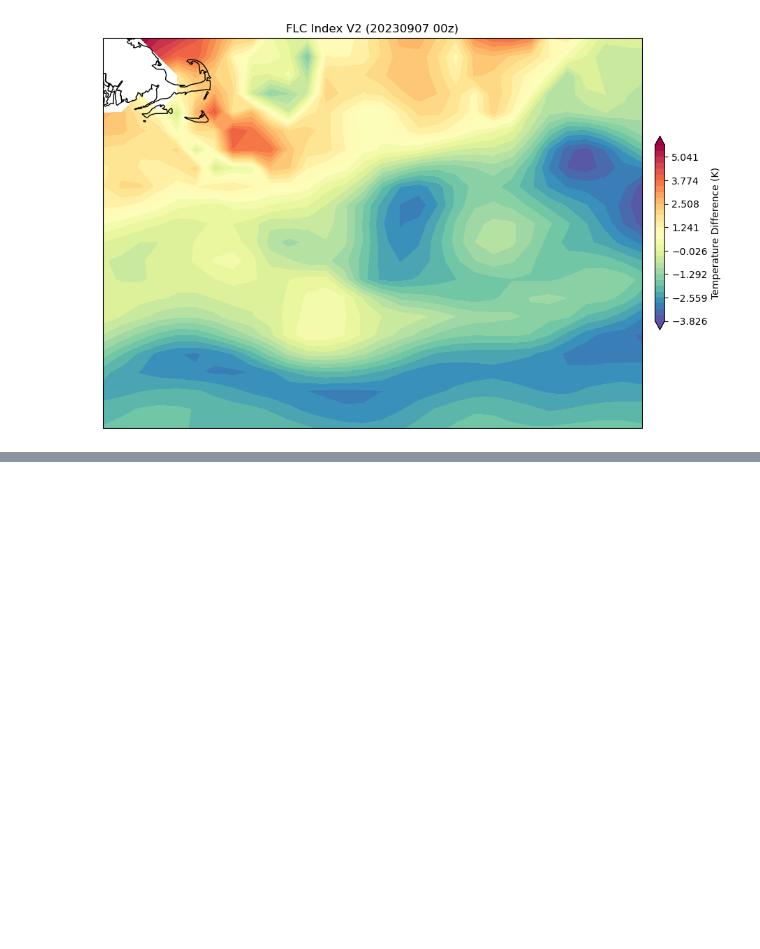
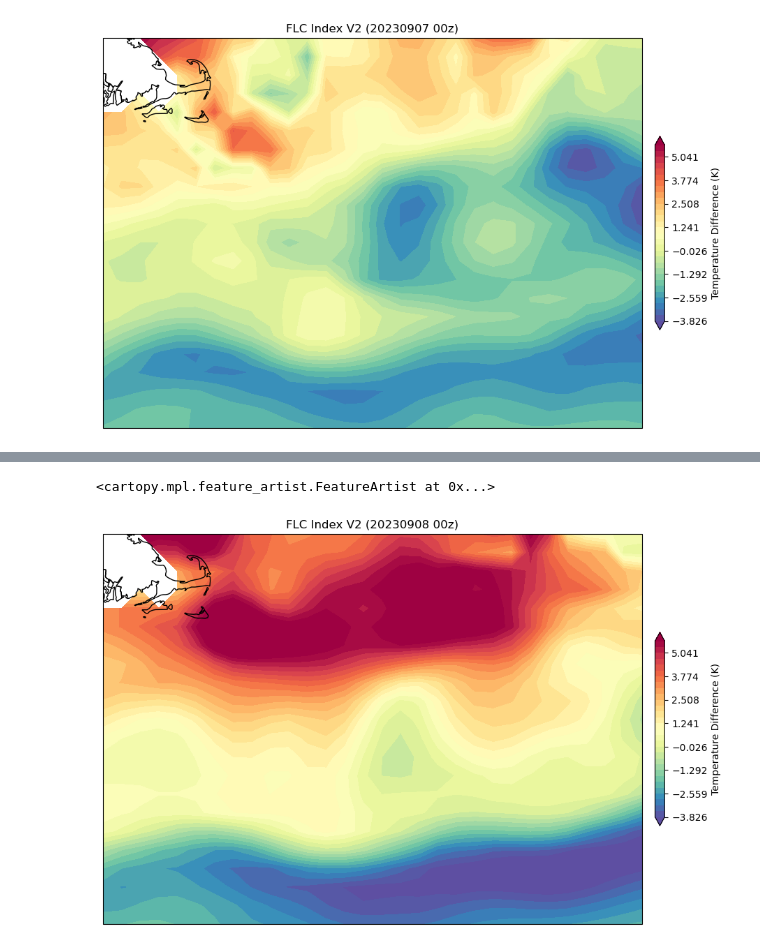
Before and after one commit to jesseturner/FalseLowClouds, a Jupyter notebook: Model/MODEL_FLC_v2.ipynb, the cells around one changed output, grey strips where cells are left out. Drawn from its saved outputs; the diff is of its cells as text; code cells hidden in the pictures; blank space fills up the shorter version.

Commit message:
New data collection for FLCI V2

```diff
--- a/Model/MODEL_FLC_v2.ipynb
+++ b/Model/MODEL_FLC_v2.ipynb
@@ -111,0 +97,7 @@ ax.add_feature(cfeature.STATES)
+# %%
+root = "/home/jturner/false_low_clouds_2023/Model/Model_flc_v2_data/"
+time="00z"
+date="20230908"
+region="Georges_Bank"
+# %%
+data = xr.open_dataset(root+'/time_'+time+'/'+region+'/'+date+'.nc')
@@ -111,0 +114,15 @@ ax.add_feature(cfeature.STATES)
+# %%
+projection=ccrs.PlateCarree()
+fig,ax=plt.subplots(1, figsize=(12,12),subplot_kw={'projection': projection})
+cmap = plt.cm.Spectral_r
+levels = np.linspace(np.nanmin(T_diff), np.nanmax(T_diff), 31)
+
+c=ax.contourf(data.lon, data.lat, data.t_diff, cmap=cmap, extend='both', levels=levels)
+clb=plt.colorbar(c, shrink=0.3, pad=0.02, ax=ax)
+ax.set_title('FLC Index V2 ('+date+' '+ time+')')
+clb.set_label('Temperature Difference (K)')
+
+ax.add_feature(cfeature.STATES)
+# %% [output]
+<cartopy.mpl.feature_artist.FeatureArtist at 0x...>
+[figure, added]
```
Also changed, not shown: parts of 4 cells of this notebook, 3 other files.
